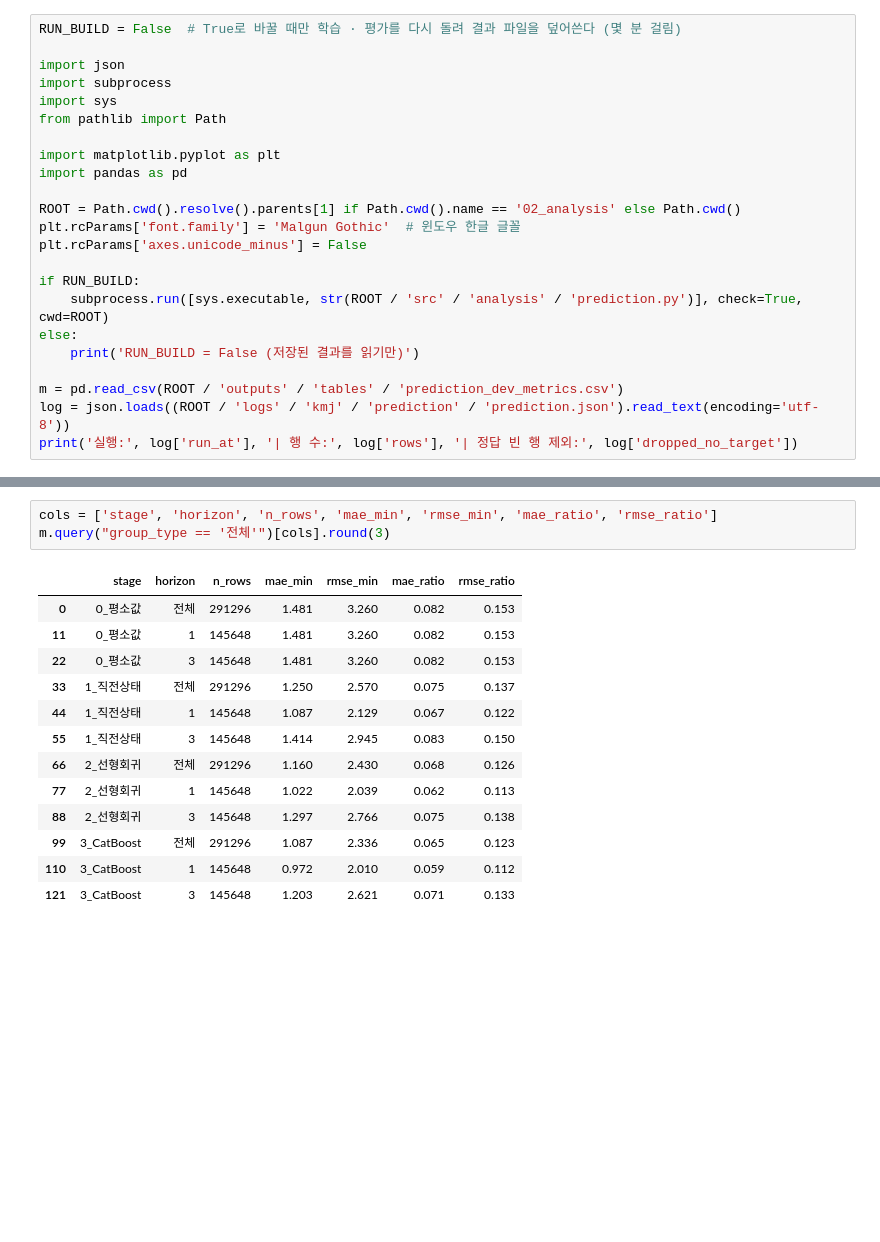
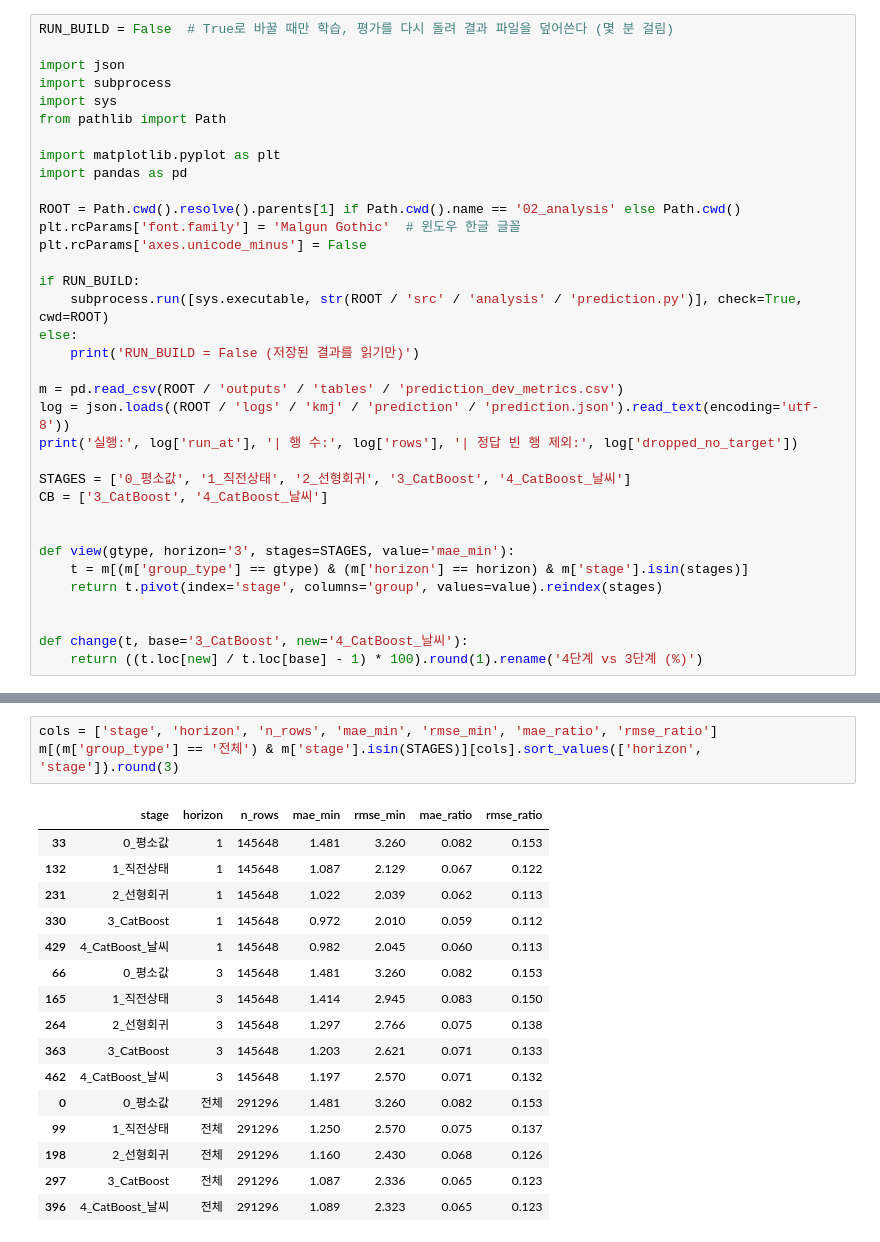
Before and after one commit to data-crawling-6/seoul-weather-traffic, a Jupyter notebook: notebooks/02_analysis/kmj_prediction.ipynb, the cells around one changed output, grey strips where cells are left out. Cells and saved outputs as stored; diff of their text form; blank space fills up the shorter version.

```diff
--- a/notebooks/02_analysis/kmj_prediction.ipynb
+++ b/notebooks/02_analysis/kmj_prediction.ipynb
@@ -14,5 +17,5 @@
 # %%
-RUN_BUILD = False  # True로 바꿀 때만 학습 · 평가를 다시 돌려 결과 파일을 덮어쓴다 (몇 분 걸림)
+RUN_BUILD = False  # True로 바꿀 때만 학습, 평가를 다시 돌려 결과 파일을 덮어쓴다 (몇 분 걸림)
 
 import json
 import subprocess
@@ -34,5 +37,17 @@ else:
 m = pd.read_csv(ROOT / 'outputs' / 'tables' / 'prediction_dev_metrics.csv')
 log = json.loads((ROOT / 'logs' / 'kmj' / 'prediction' / 'prediction.json').read_text(encoding='utf-8'))
 print('실행:', log['run_at'], '| 행 수:', log['rows'], '| 정답 빈 행 제외:', log['dropped_no_target'])
+
+STAGES = ['0_평소값', '1_직전상태', '2_선형회귀', '3_CatBoost', '4_CatBoost_날씨']
+CB = ['3_CatBoost', '4_CatBoost_날씨']
+
+
+def view(gtype, horizon='3', stages=STAGES, value='mae_min'):
+    t = m[(m['group_type'] == gtype) & (m['horizon'] == horizon) & m['stage'].isin(stages)]
+    return t.pivot(index='stage', columns='group', values=value).reindex(stages)
+
+
+def change(t, base='3_CatBoost', new='4_CatBoost_날씨'):
+    return ((t.loc[new] / t.loc[base] - 1) * 100).round(1).rename('4단계 vs 3단계 (%)')
 # %% [output]
 RUN_BUILD = False (저장된 결과를 읽기만)
@@ -44,20 +59,23 @@ RUN_BUILD = False (저장된 결과를 읽기만)
 # %%
 cols = ['stage', 'horizon', 'n_rows', 'mae_min', 'rmse_min', 'mae_ratio', 'rmse_ratio']
-m.query("group_type == '전체'")[cols].round(3)
+m[(m['group_type'] == '전체') & m['stage'].isin(STAGES)][cols].sort_values(['horizon', 'stage']).round(3)
 # %% [output]
 |  | stage | horizon | n_rows | mae_min | rmse_min | mae_ratio | rmse_ratio |
+| 33 | 0_평소값 | 1 | 145648 | 1.481 | 3.260 | 0.082 | 0.153 |
+| 132 | 1_직전상태 | 1 | 145648 | 1.087 | 2.129 | 0.067 | 0.122 |
+| 231 | 2_선형회귀 | 1 | 145648 | 1.022 | 2.039 | 0.062 | 0.113 |
+| 330 | 3_CatBoost | 1 | 145648 | 0.972 | 2.010 | 0.059 | 0.112 |
+| 429 | 4_CatBoost_날씨 | 1 | 145648 | 0.982 | 2.045 | 0.060 | 0.113 |
+| 66 | 0_평소값 | 3 | 145648 | 1.481 | 3.260 | 0.082 | 0.153 |
+| 165 | 1_직전상태 | 3 | 145648 | 1.414 | 2.945 | 0.083 | 0.150 |
+| 264 | 2_선형회귀 | 3 | 145648 | 1.297 | 2.766 | 0.075 | 0.138 |
+| 363 | 3_CatBoost | 3 | 145648 | 1.203 | 2.621 | 0.071 | 0.133 |
+| 462 | 4_CatBoost_날씨 | 3 | 145648 | 1.197 | 2.570 | 0.071 | 0.132 |
 | 0 | 0_평소값 | 전체 | 291296 | 1.481 | 3.260 | 0.082 | 0.153 |
-| 11 | 0_평소값 | 1 | 145648 | 1.481 | 3.260 | 0.082 | 0.153 |
-| 22 | 0_평소값 | 3 | 145648 | 1.481 | 3.260 | 0.082 | 0.153 |
-| 33 | 1_직전상태 | 전체 | 291296 | 1.250 | 2.570 | 0.075 | 0.137 |
-| 44 | 1_직전상태 | 1 | 145648 | 1.087 | 2.129 | 0.067 | 0.122 |
-| 55 | 1_직전상태 | 3 | 145648 | 1.414 | 2.945 | 0.083 | 0.150 |
-| 66 | 2_선형회귀 | 전체 | 291296 | 1.160 | 2.430 | 0.068 | 0.126 |
-| 77 | 2_선형회귀 | 1 | 145648 | 1.022 | 2.039 | 0.062 | 0.113 |
-| 88 | 2_선형회귀 | 3 | 145648 | 1.297 | 2.766 | 0.075 | 0.138 |
-| 99 | 3_CatBoost | 전체 | 291296 | 1.087 | 2.336 | 0.065 | 0.123 |
-| 110 | 3_CatBoost | 1 | 145648 | 0.972 | 2.010 | 0.059 | 0.112 |
-| 121 | 3_CatBoost | 3 | 145648 | 1.203 | 2.621 | 0.071 | 0.133 |
+| 99 | 1_직전상태 | 전체 | 291296 | 1.250 | 2.570 | 0.075 | 0.137 |
+| 198 | 2_선형회귀 | 전체 | 291296 | 1.160 | 2.430 | 0.068 | 0.126 |
+| 297 | 3_CatBoost | 전체 | 291296 | 1.087 | 2.336 | 0.065 | 0.123 |
+| 396 | 4_CatBoost_날씨 | 전체 | 291296 | 1.089 | 2.323 | 0.065 | 0.123 |
 # %% [markdown]
 ## 2. 날씨 구분별 (h = 3)
 
```
Also changed, not shown: parts of 23 cells of this notebook, 3 other files.
